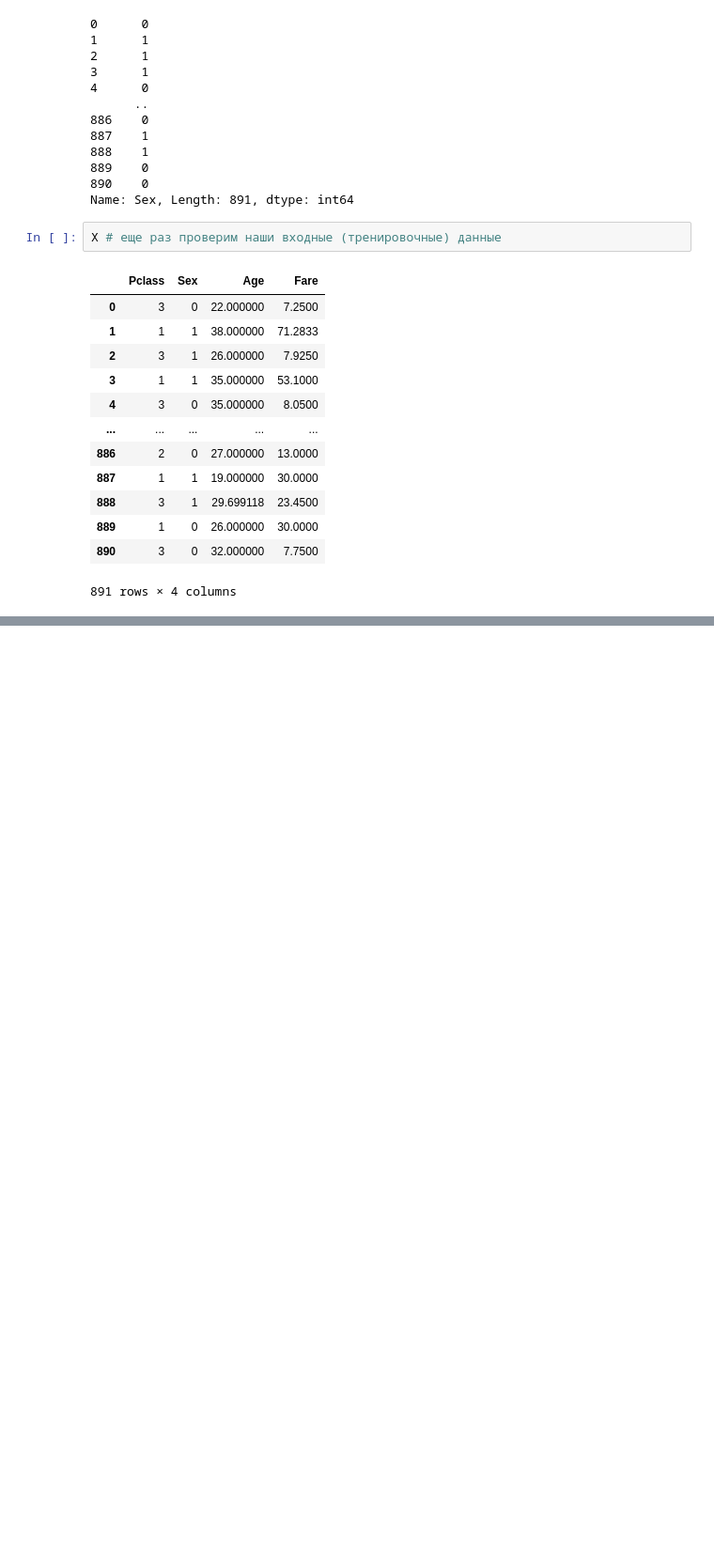
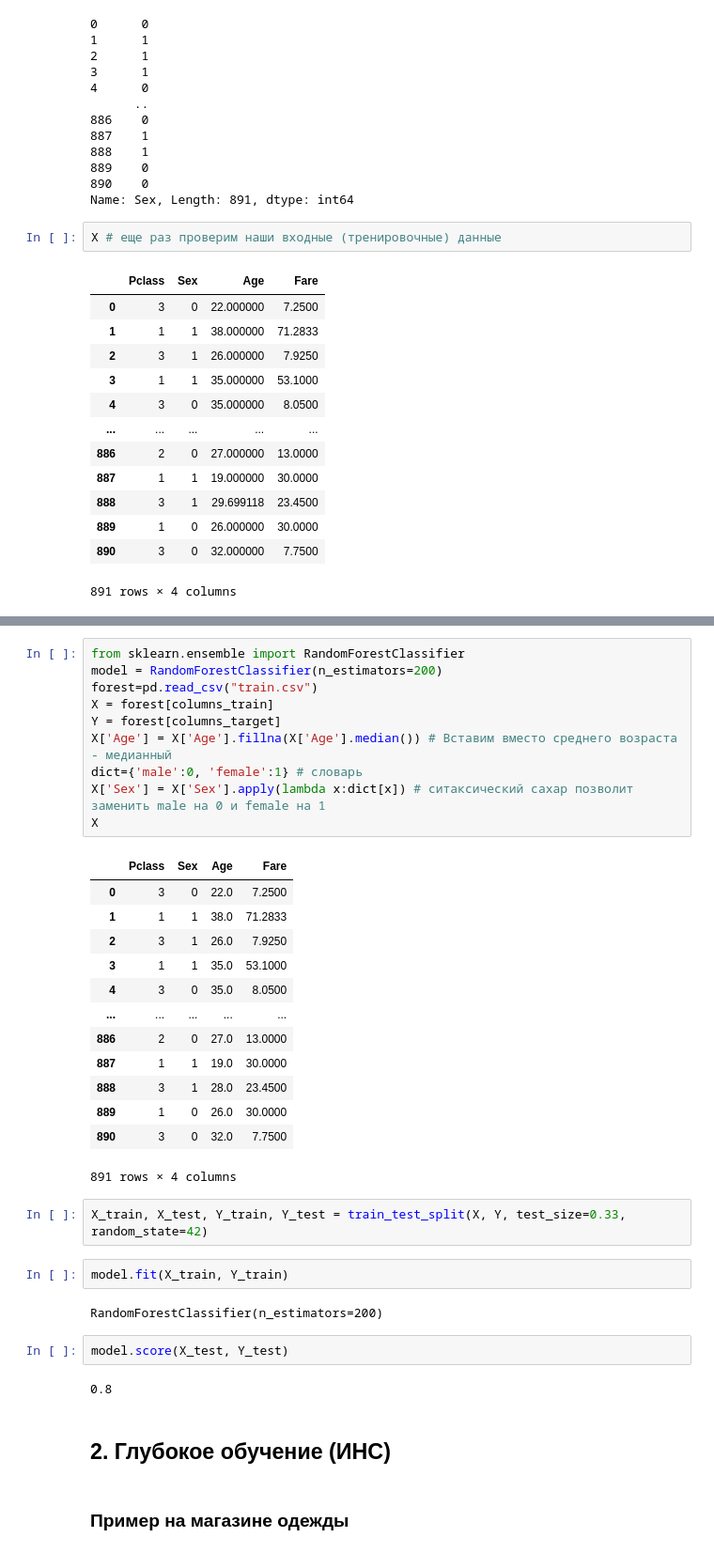
Before and after one commit to allseenn/ml, a Jupyter notebook: 01.ipynb, the cells around one changed output, grey strips where cells are left out. Shown: that part at 94% size. Saved outputs shown, nothing was run; the diff lists cells and outputs as text; blank space fills up the shorter version.

```diff
--- a/01.ipynb
+++ b/01.ipynb
@@ -429,0 +544,38 @@ X # еще раз проверим наши входные (тренировоч
+# %%
+from sklearn.ensemble import RandomForestClassifier
+model = RandomForestClassifier(n_estimators=200)
+forest=pd.read_csv("train.csv")
+X = forest[columns_train]
+Y = forest[columns_target]
+X['Age'] = X['Age'].fillna(X['Age'].median()) # Вставим вместо среднего возраста - медианный
+dict={'male':0, 'female':1} # словарь
+X['Sex'] = X['Sex'].apply(lambda x:dict[x]) # ситаксический сахар позволит заменить male на 0 и female на 1
+X
+# %% [output]
+|  | Pclass | Sex | Age | Fare |
+| 0 | 3 | 0 | 22.0 | 7.2500 |
+| 1 | 1 | 1 | 38.0 | 71.2833 |
+| 2 | 3 | 1 | 26.0 | 7.9250 |
+| 3 | 1 | 1 | 35.0 | 53.1000 |
+| 4 | 3 | 0 | 35.0 | 8.0500 |
+| ... | ... | ... | ... | ... |
+| 886 | 2 | 0 | 27.0 | 13.0000 |
+| 887 | 1 | 1 | 19.0 | 30.0000 |
+| 888 | 3 | 1 | 28.0 | 23.4500 |
+| 889 | 1 | 0 | 26.0 | 30.0000 |
+| 890 | 3 | 0 | 32.0 | 7.7500 |
+891 rows × 4 columns
+# %%
+X_train, X_test, Y_train, Y_test = train_test_split(X, Y, test_size=0.33, random_state=42)
+# %%
+model.fit(X_train, Y_train)
+# %% [output]
+RandomForestClassifier(n_estimators=200)
+# %%
+model.score(X_test, Y_test)
+# %% [output]
+0.8
+# %% [markdown]
+## 2. Глубокое обучение (ИНС)
+# %% [markdown]
+### Пример на магазине одежды
```
Also changed, not shown: parts of 46 cells of this notebook, 1 other file.
